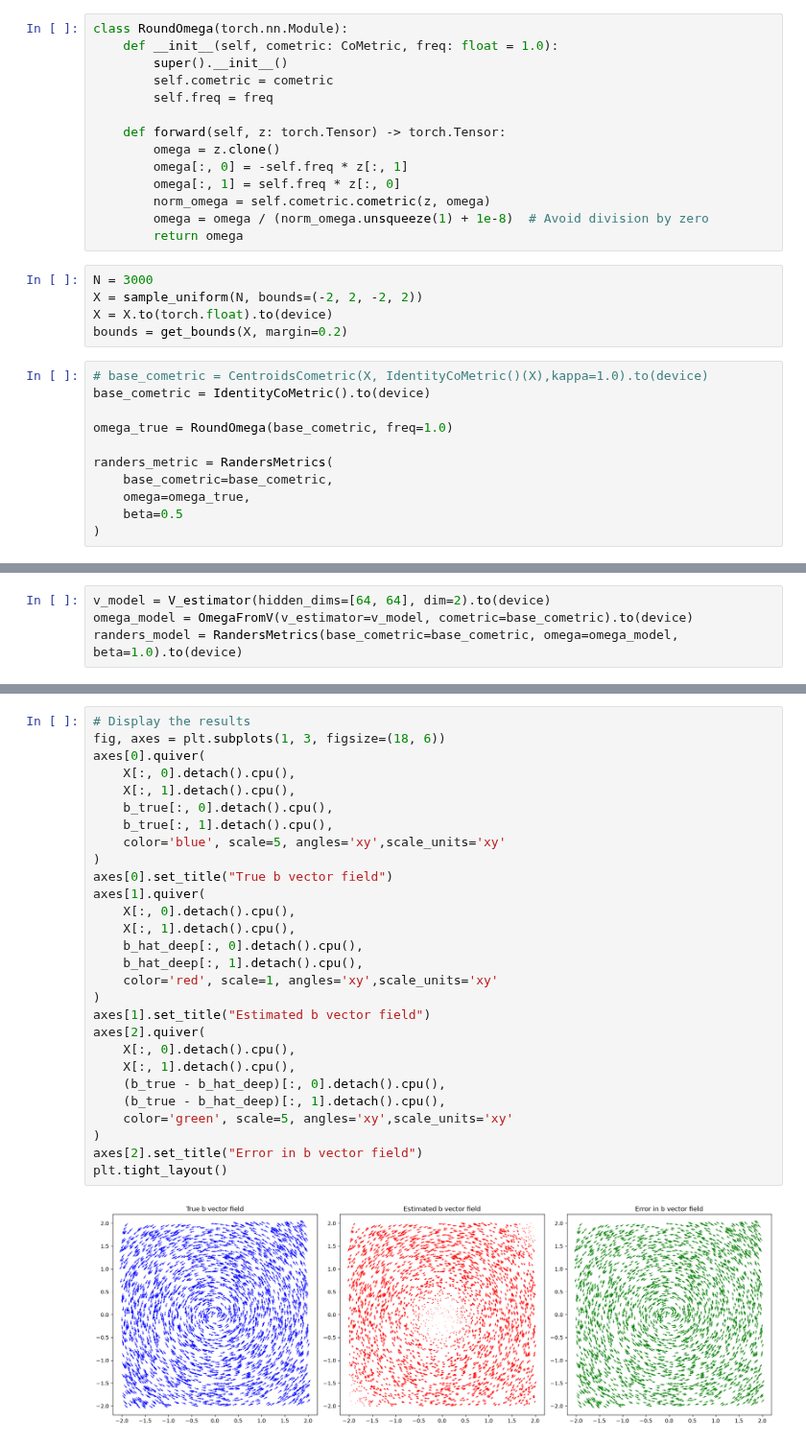
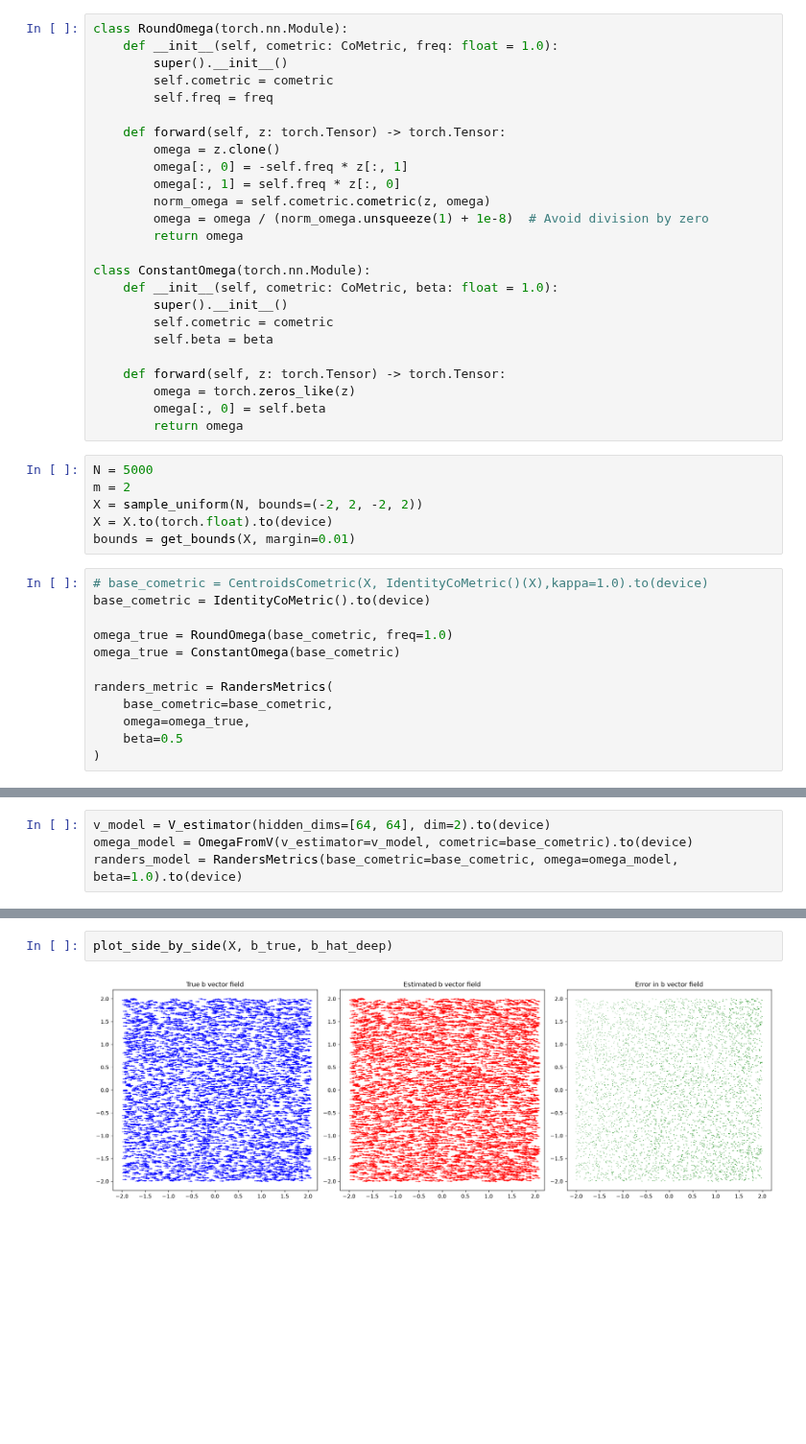
Before and after one commit to Gwendal-Debaussart/Finsler-Embedding, a Jupyter notebook: estimating_b.ipynb, the cells around one changed output, grey strips where cells are left out. Shown at 96% size. Saved outputs shown, nothing was run; the diff lists cells and outputs as text; blank space fills up the shorter version.

```diff
--- a/estimating_b.ipynb
+++ b/estimating_b.ipynb
@@ -76,16 +45,29 @@ class RoundOmega(torch.nn.Module):
         norm_omega = self.cometric.cometric(z, omega)
         omega = omega / (norm_omega.unsqueeze(1) + 1e-8)  # Avoid division by zero
         return omega
+
+class ConstantOmega(torch.nn.Module):
+    def __init__(self, cometric: CoMetric, beta: float = 1.0):
+        super().__init__()
+        self.cometric = cometric
+        self.beta = beta
+
+    def forward(self, z: torch.Tensor) -> torch.Tensor:
+        omega = torch.zeros_like(z)
+        omega[:, 0] = self.beta
+        return omega
 # %%
-N = 3000
+N = 5000
+m = 2
 X = sample_uniform(N, bounds=(-2, 2, -2, 2))
 X = X.to(torch.float).to(device)
-bounds = get_bounds(X, margin=0.2)
+bounds = get_bounds(X, margin=0.01)
 # %%
 # base_cometric = CentroidsCometric(X, IdentityCoMetric()(X),kappa=1.0).to(device)
 base_cometric = IdentityCoMetric().to(device)
 
 omega_true = RoundOmega(base_cometric, freq=1.0)
+omega_true = ConstantOmega(base_cometric)
 
 randers_metric = RandersMetrics(
     base_cometric=base_cometric,
@@ -568,33 +248,7 @@ plt.yscale("log")
 b_hat_deep = omega_model(X).detach()
 # %%
-# Display the results
-fig, axes = plt.subplots(1, 3, figsize=(18, 6))
-axes[0].quiver(
-    X[:, 0].detach().cpu(),
-    X[:, 1].detach().cpu(),
-    b_true[:, 0].detach().cpu(),
-    b_true[:, 1].detach().cpu(),
-    color='blue', scale=5, angles='xy',scale_units='xy'
-)
-axes[0].set_title("True b vector field")
-axes[1].quiver(
-    X[:, 0].detach().cpu(),
-    X[:, 1].detach().cpu(),
-    b_hat_deep[:, 0].detach().cpu(),
-    b_hat_deep[:, 1].detach().cpu(),
-    color='red', scale=1, angles='xy',scale_units='xy'
-)
-axes[1].set_title("Estimated b vector field")
-axes[2].quiver(
-    X[:, 0].detach().cpu(),
-    X[:, 1].detach().cpu(),
-    (b_true - b_hat_deep)[:, 0].detach().cpu(),
-    (b_true - b_hat_deep)[:, 1].detach().cpu(),
-    color='green', scale=5, angles='xy',scale_units='xy'
-)
-axes[2].set_title("Error in b vector field")
-plt.tight_layout()
+plot_side_by_side(X, b_true, b_hat_deep)
 # %% [output]
-[figure, old version]
+[figure, new version]
 # %%
 cosim = torch.nn.CosineSimilarity(dim=1, eps=1e-6)
```
Also changed, not shown: parts of 28 cells of this notebook, 5 other files.
